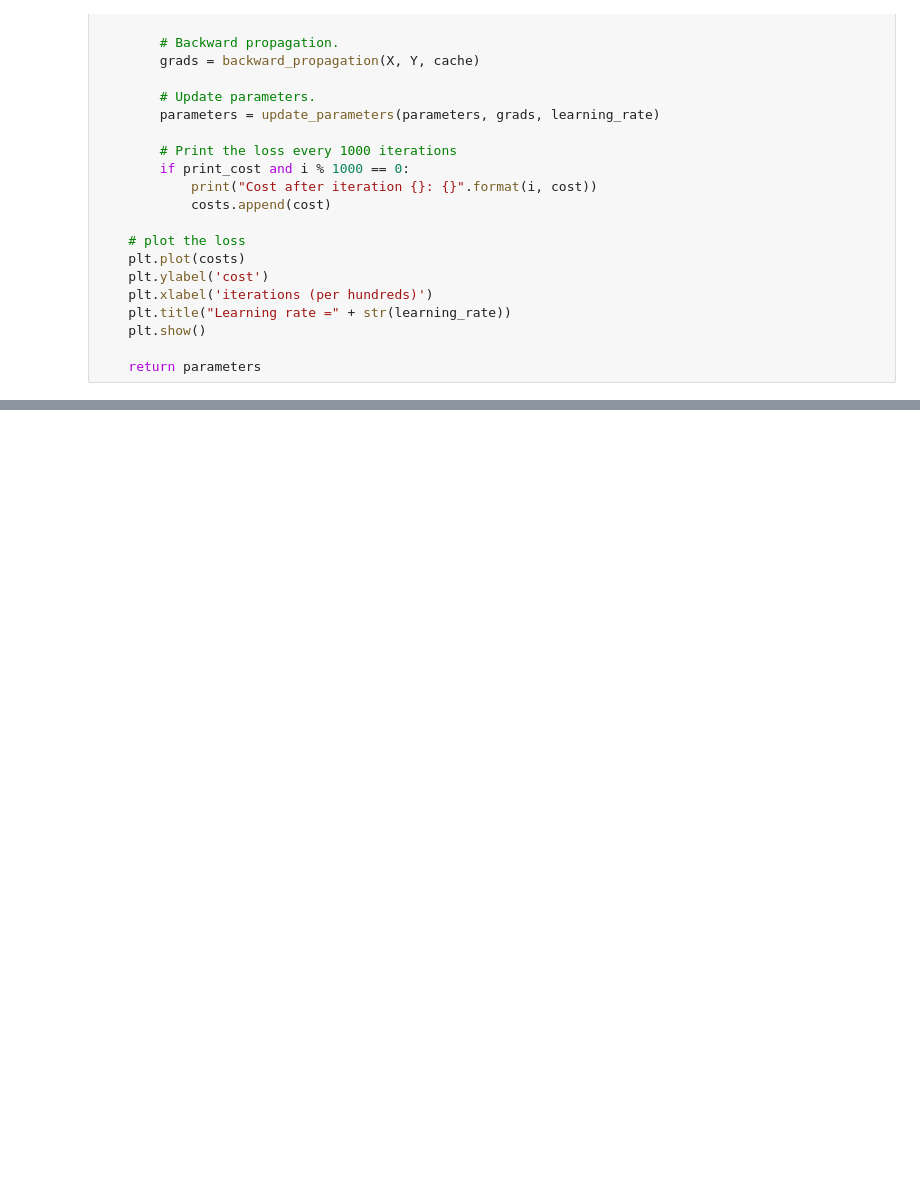
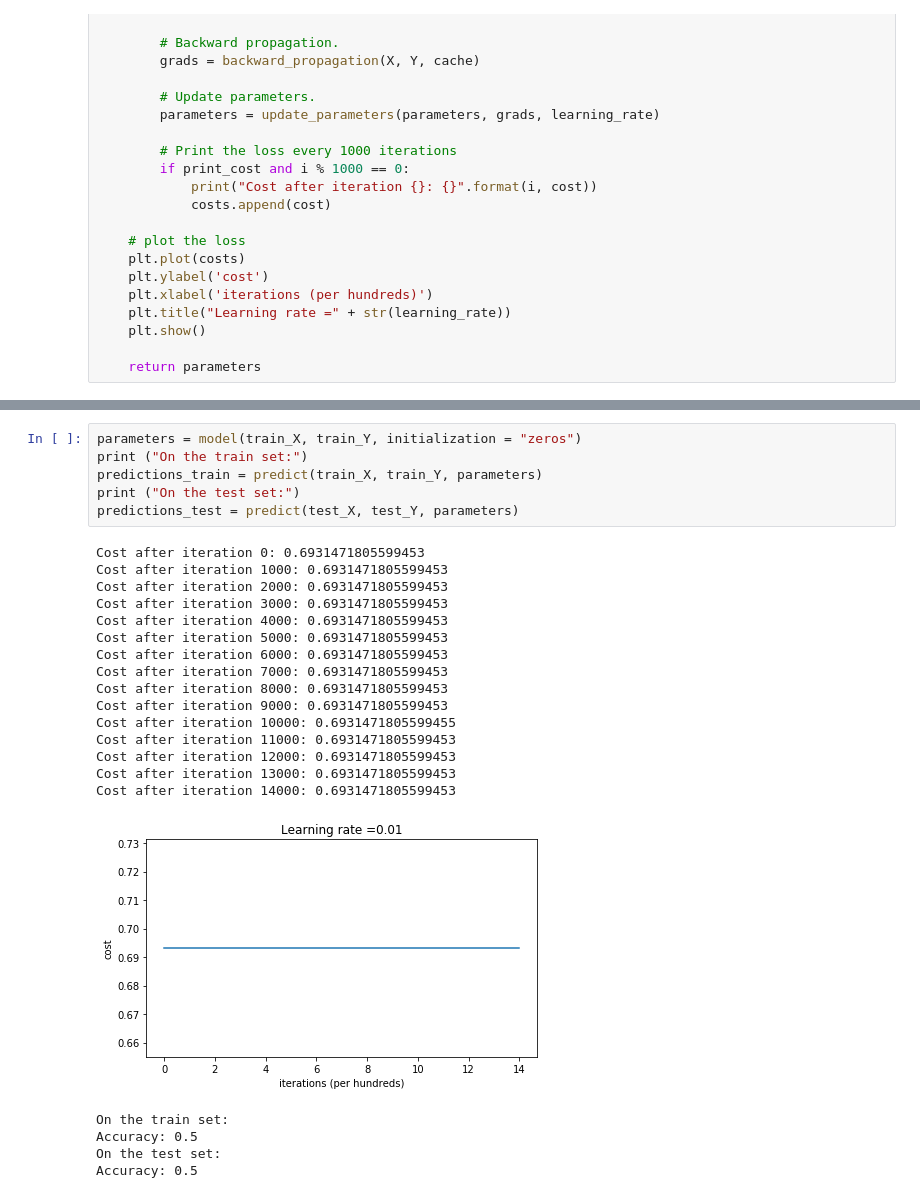
Before and after one commit to 18724799167/DeepLearning, a Jupyter notebook: 2course week1/main.ipynb, the cells around one changed output, grey strips where cells are left out. Drawn from its saved outputs; the diff is of its cells as text; blank space fills up the shorter version.

```diff
--- a/2course week1/main.ipynb
+++ b/2course week1/main.ipynb
@@ -75,0 +98,27 @@ def model(X, Y, learning_rate = 0.01, num_iterations = 15000, print_cost = True,
+# %%
+parameters = model(train_X, train_Y, initialization = "zeros")
+print ("On the train set:")
+predictions_train = predict(train_X, train_Y, parameters)
+print ("On the test set:")
+predictions_test = predict(test_X, test_Y, parameters)
+# %% [output]
+Cost after iteration 0: 0.6931471805599453
+Cost after iteration 1000: 0.6931471805599453
+Cost after iteration 2000: 0.6931471805599453
+Cost after iteration 3000: 0.6931471805599453
+Cost after iteration 4000: 0.6931471805599453
+Cost after iteration 5000: 0.6931471805599453
+Cost after iteration 6000: 0.6931471805599453
+Cost after iteration 7000: 0.6931471805599453
+Cost after iteration 8000: 0.6931471805599453
+Cost after iteration 9000: 0.6931471805599453
+Cost after iteration 10000: 0.6931471805599455
+Cost after iteration 11000: 0.6931471805599453
+Cost after iteration 12000: 0.6931471805599453
+Cost after iteration 13000: 0.6931471805599453
+Cost after iteration 14000: 0.6931471805599453
+[figure, added]
+On the train set:
+Accuracy: 0.5
+On the test set:
+Accuracy: 0.5
```
Also changed, not shown: parts of 13 cells of this notebook, 2 other files.
